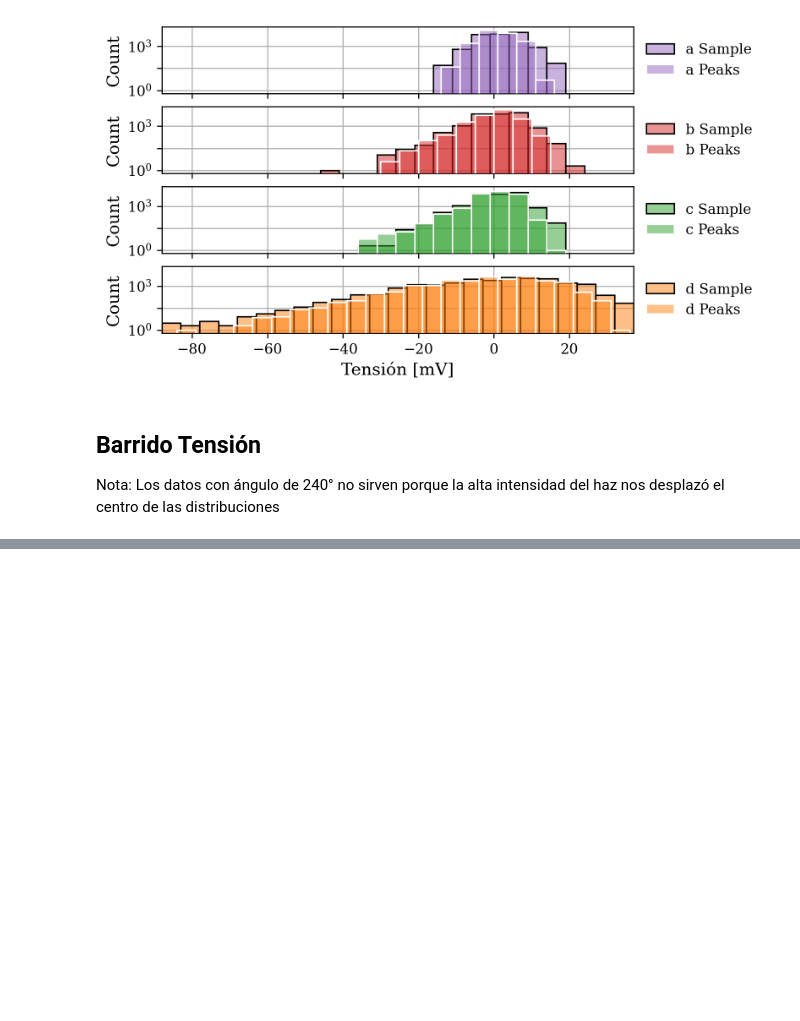
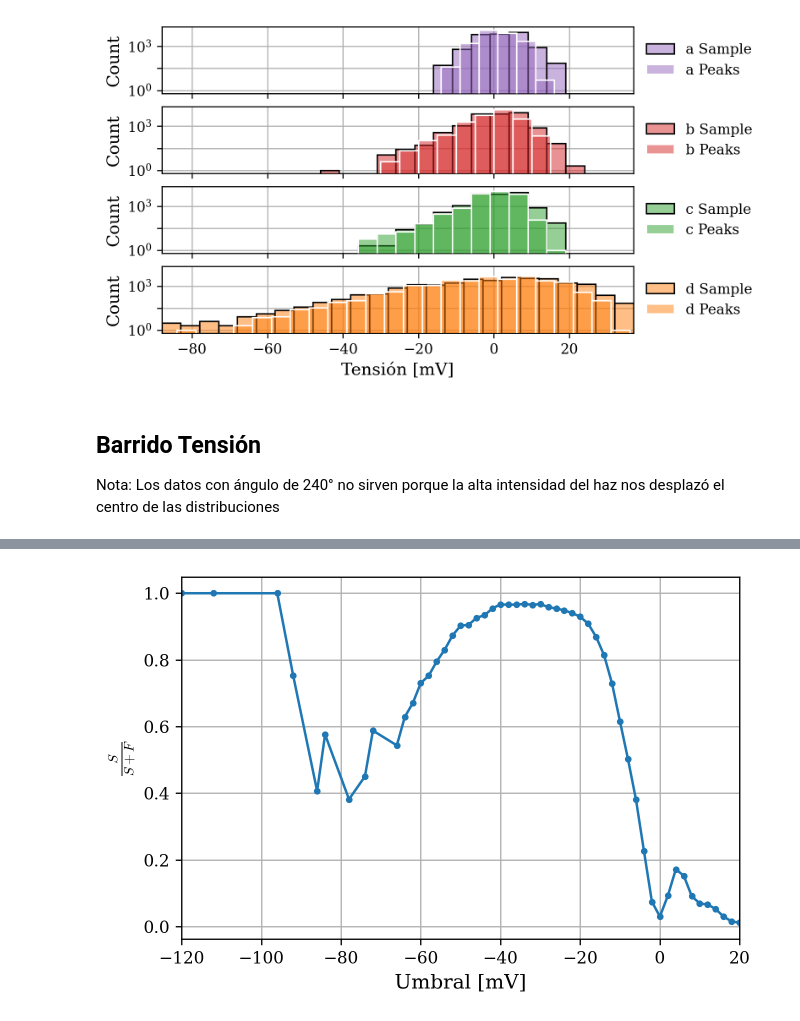
Before and after one commit to agustinbrusco/Laboratorio5, a Jupyter notebook: Datos y código - Práctica 3/adquisicion.ipynb, the cells around one changed output, grey strips where cells are left out. Saved outputs shown, nothing was run; the diff lists cells and outputs as text; code cells hidden in the pictures; blank space fills up the shorter version.

```diff
--- a/Datos y código - Práctica 3/adquisicion.ipynb
+++ b/Datos y código - Práctica 3/adquisicion.ipynb
@@ -163,0 +187,14 @@ plt.show()
+# %%
+umbrales = vals_unicos[1:]
+frac = np.zeros_like(umbrales)
+for i, umbral in enumerate(umbrales):  # V
+    positivos_d = sum(height_dict["d"][tension_dict["d"] <  umbral])
+    positivos_c = sum(height_dict["c"][tension_dict["c"] <  umbral])
+    frac[i] = (positivos_d-positivos_c)/(positivos_d)
+
+plt.plot(umbrales*1e3, frac, '.-')
+plt.xlabel("Umbral [mV]")
+plt.ylabel(r"$\frac{S}{S+F}$")
+plt.show()
+# %% [output]
+[figure, added]
```
Also changed, not shown: parts of 5 cells of this notebook, 10 other files.
